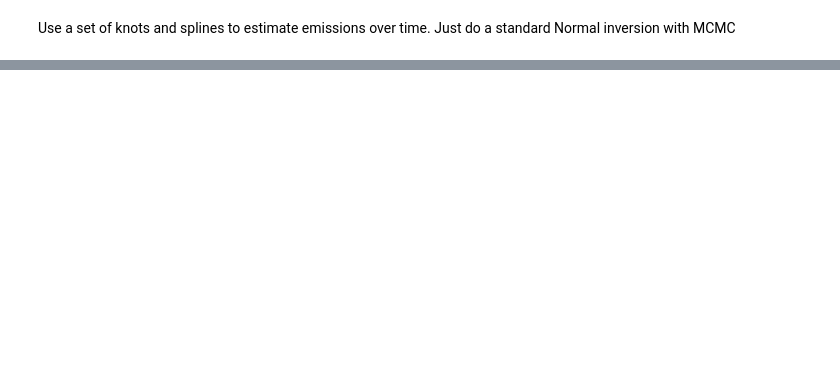
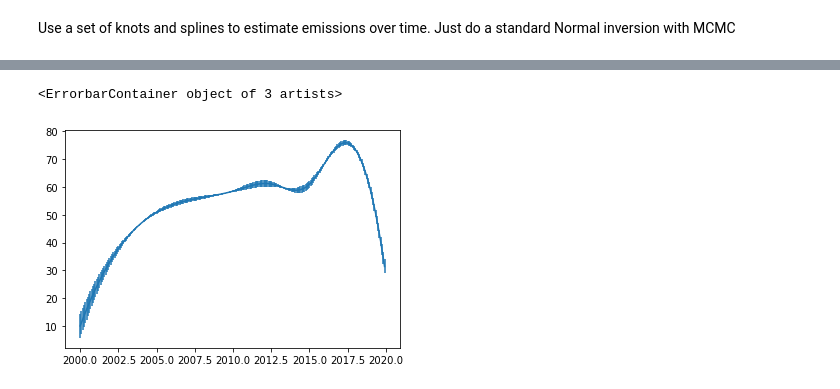
Before and after one commit to mrghg/py12box_invert, a Jupyter notebook: notebooks/mcmc_knots_test.ipynb, the cells around one changed output, grey strips where cells are left out. Cells and saved outputs as stored; diff of their text form; code cells hidden in the pictures; blank space fills up the shorter version.

```diff
--- a/notebooks/mcmc_knots_test.ipynb
+++ b/notebooks/mcmc_knots_test.ipynb
@@ -63,0 +98,3 @@ plt.plot(time, apriori + np.sum(x_hat.reshape(-1,4),1))
+# %%
+def logistic(L, k, x0, x):
+    return L/(1. + np.exp(-k*(x - x0)))
@@ -63,0 +222,5 @@ plt.plot(time, apriori + np.sum(x_hat.reshape(-1,4),1))
+# %%
+plt.errorbar(time, trace.posterior.sel(chain=0).x_annual.data.mean(axis=0), yerr=trace.posterior.sel(chain=0).x_annual.data.std(axis=0))
+# %% [output]
+<ErrorbarContainer object of 3 artists>
+[figure, added]
```
Also changed, not shown: parts of 10 cells of this notebook.
